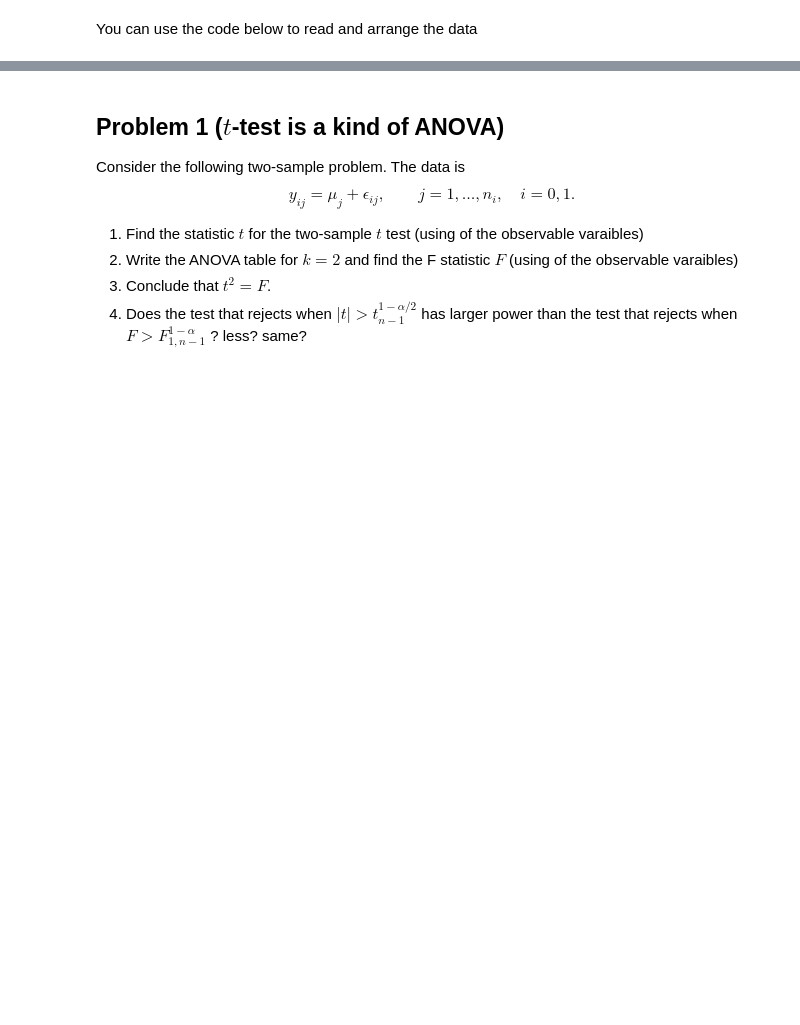
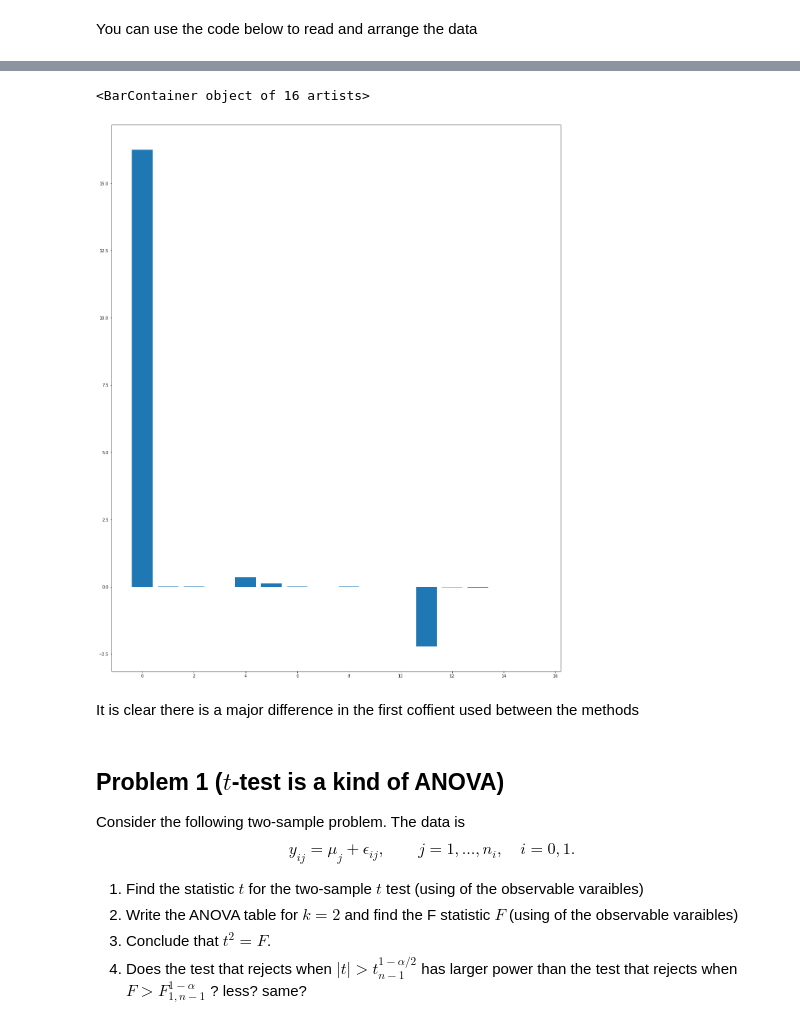
Before and after one commit to bar371/adv_stats, a Jupyter notebook: hw4.ipynb, the cells around one changed output, grey strips where cells are left out. Drawn from its saved outputs; the diff is of its cells as text; code cells hidden in the pictures; blank space fills up the shorter version.

```diff
--- a/hw4.ipynb
+++ b/hw4.ipynb
@@ -89,3 +167,10 @@ n, p = Z.shape
+# %%
+plt.bar(range(len(beta_hat)), np.log(abs(beta_hat / beta_hat_svd)))
+# %% [output]
+<BarContainer object of 16 artists>
+[figure, added]
+# %% [markdown]
+It is clear there is a major difference in the first coffient used between the methods
 # %% [markdown]
 ## Problem 1 ($t$-test is a kind of ANOVA)
 Consider the following two-sample problem. The data is
```
Also changed, not shown: parts of 10 cells of this notebook.
